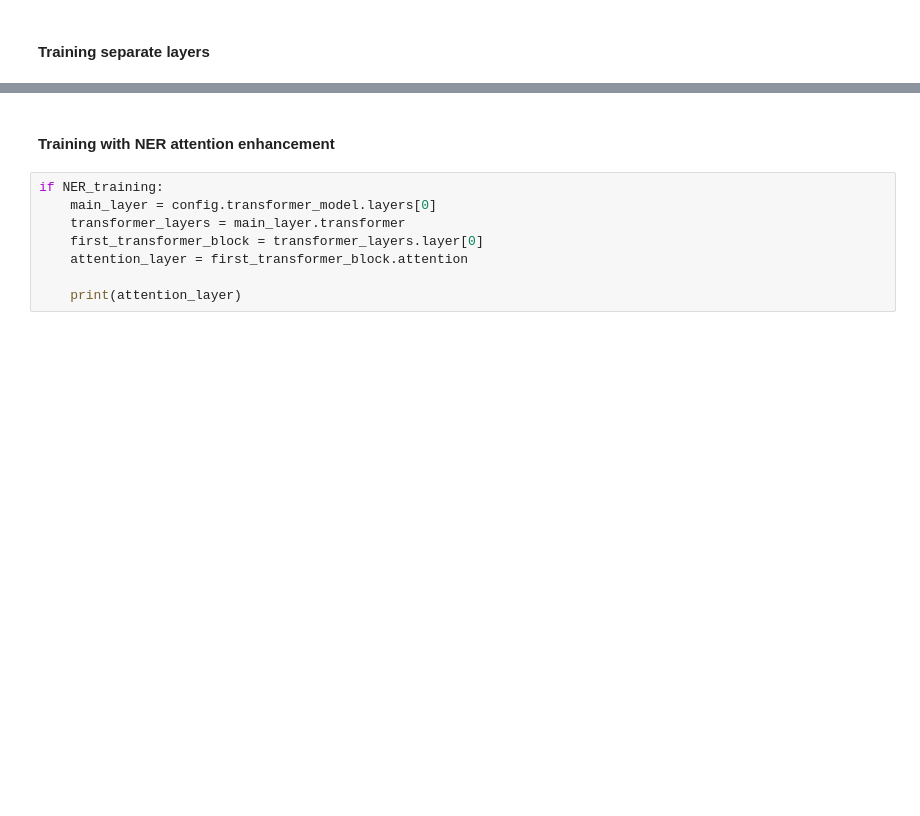
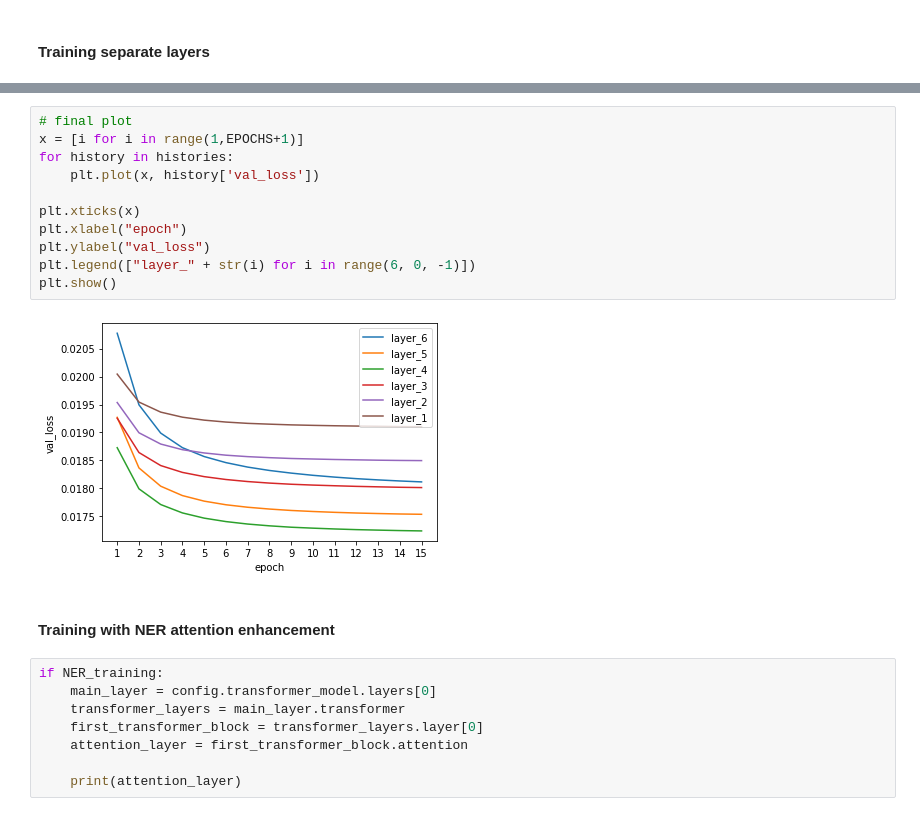
Before and after one commit to MarcelloCeresini/QuestionAnswering, a Jupyter notebook: src/train_clean.ipynb, the cells around one changed output, grey strips where cells are left out. Drawn from its saved outputs; the diff is of its cells as text; blank space fills up the shorter version.

```diff
--- a/src/train_clean.ipynb
+++ b/src/train_clean.ipynb
@@ -258,3 +352,16 @@ if train_separate_layers:
+# %%
+# final plot
+x = [i for i in range(1,EPOCHS+1)]
+for history in histories:
+    plt.plot(x, history['val_loss'])
+
+plt.xticks(x)
+plt.xlabel("epoch")
+plt.ylabel("val_loss")
+plt.legend(["layer_" + str(i) for i in range(6, 0, -1)])
+plt.show()
+# %% [output]
+[figure, added]
 # %% [markdown]
 #### Training with NER attention enhancement
 # %%
```
Also changed, not shown: parts of 7 cells of this notebook, 13 other files.
